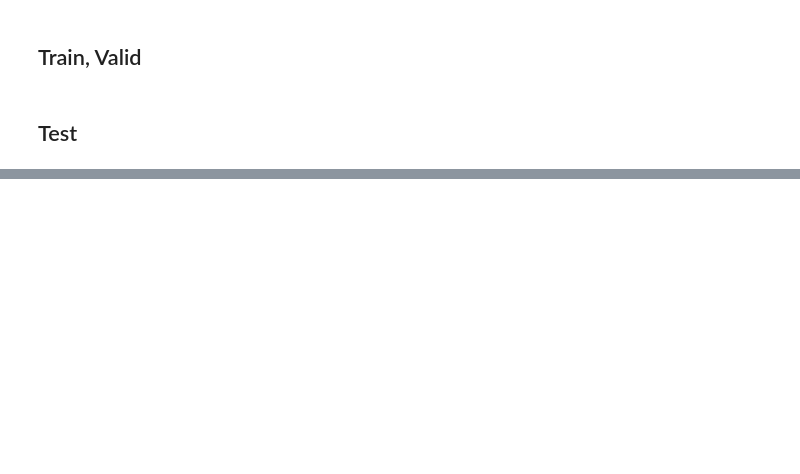
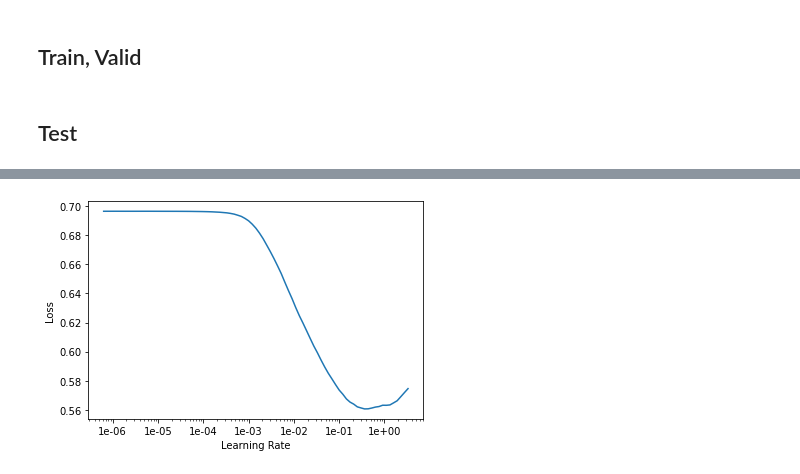
Before and after one commit to arjunsbalaji/oct, a Jupyter notebook: 02a_capsAnalysis.ipynb, the cells around one changed output, grey strips where cells are left out. Cells and saved outputs as stored; diff of their text form; code cells hidden in the pictures; blank space fills up the shorter version.

```diff
--- a/02a_capsAnalysis.ipynb
+++ b/02a_capsAnalysis.ipynb
@@ -32,2 +35,5 @@ run_name = 'DEEPCAP_0001_30_small_learnersaved'
+# %%
+run_name = 'DEEPCAP_0001_30_smooth_small_learnersaved' # i put blurring in the finer detai parts of the model leading to poorly demarcated labels
+cfg_file = 'configCAPS_small_bs24_epochs30_lr0.001.json'
 # %%
 run_dir = runsave_dir/run_name
@@ -71,14 +73,14 @@ tfms = get_transforms()
 src = (SegCustomItemList
        .from_folder(test_path, recurse=True, extensions='.jpg')
        .filter_by_func(lambda fname: Path(fname).parent.name == 'images', )
-       .split_by_rand_pct(1.0)
+       .split_by_rand_pct(0.90)
        .label_from_func(fn_get_y, classes=codes))
 src.transform(tfms, tfm_y=True, size =config.LEARNER.img_size)
 data = src.databunch(test_path,
                      bs=config.LEARNER.bs,
                      val_bs=2*config.LEARNER.bs,
                      num_workers = config.LEARNER.num_workers)
-stats = [torch.tensor([0.2190, 0.1984, 0.1928]), torch.tensor([0.0645, 0.0473, 0.0434])]
+stats = data.batch_stats()
 data.normalize(stats);
 data.c_in, data.c_out = 3, 2
 # %%
@@ -89,3 +98,7 @@ learn = Learner(data = data,
+# %%
+learn.recorder.plot()
+# %% [output]
+[figure, added]
 # %%
 learn = learn.load(run_dir/'learner')
 # %%
```
Also changed, not shown: parts of 16 cells of this notebook, 10 other files.
